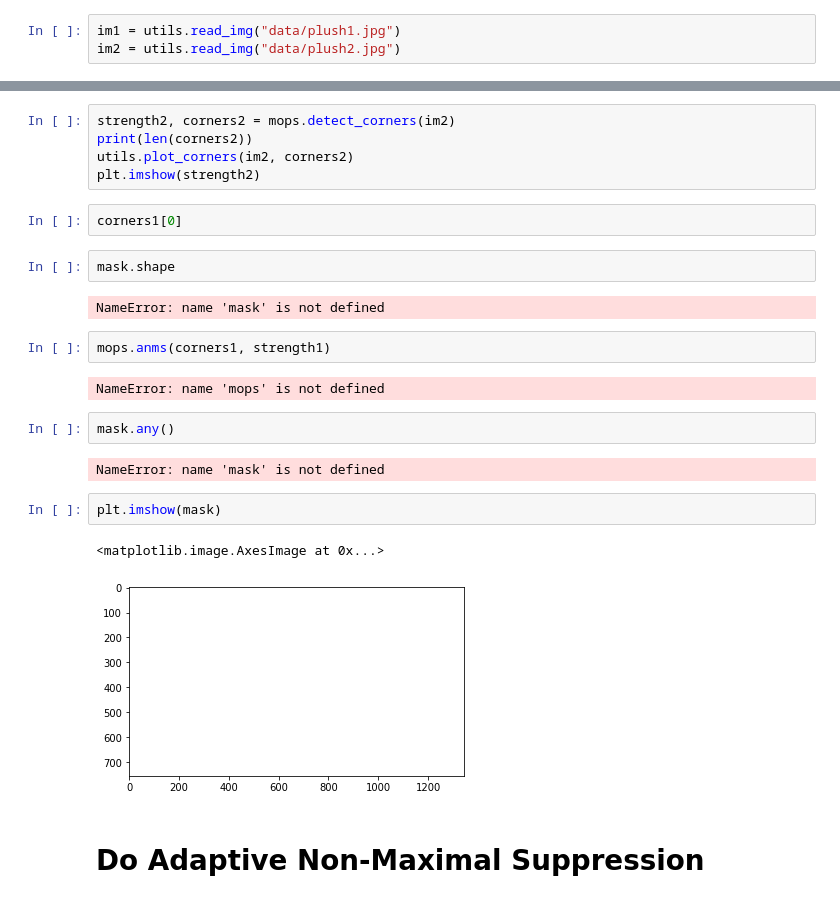
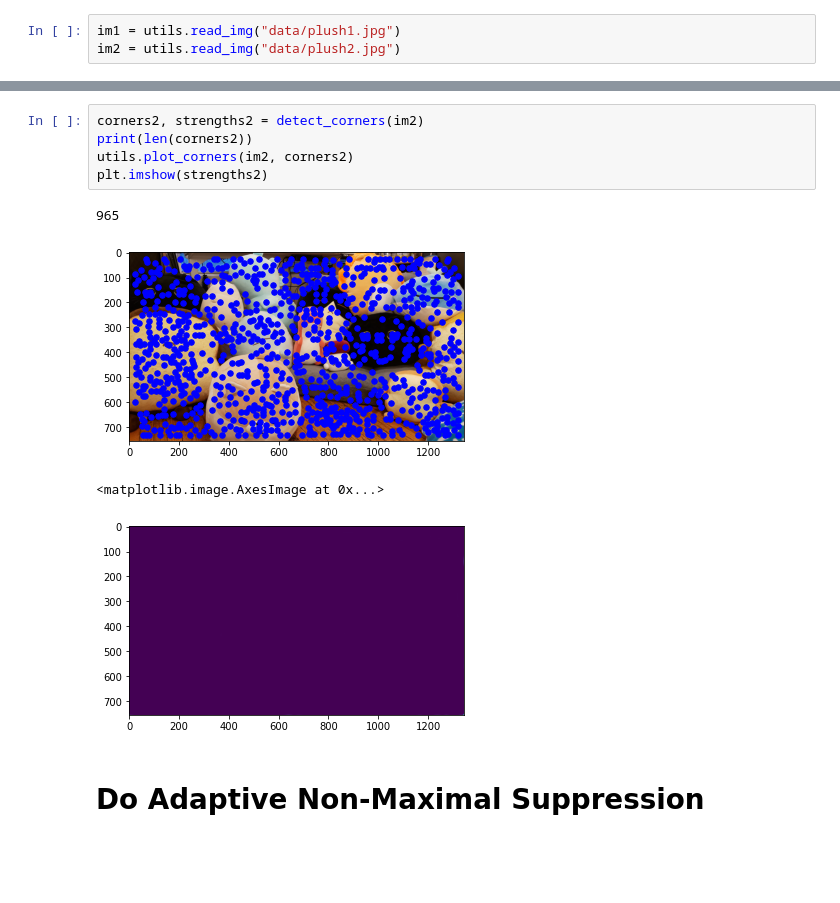
Before and after one commit to aprilsin/cs194-proj5, a Jupyter notebook: test.ipynb, the cells around one changed output, grey strips where cells are left out. Saved outputs shown, nothing was run; the diff lists cells and outputs as text; blank space fills up the shorter version.

```diff
--- a/test.ipynb
+++ b/test.ipynb
@@ -29,26 +37,12 @@ plt.imshow(strength1)
 # %%
-strength2, corners2 = mops.detect_corners(im2)
+corners2, strengths2 = detect_corners(im2)
 print(len(corners2))
 utils.plot_corners(im2, corners2)
-plt.imshow(strength2)
+plt.imshow(strengths2)
+# %% [output]
+965
+[figure, added]
+<matplotlib.image.AxesImage at 0x...>
+[figure, added]
-# %%
-corners1[0]
-# %%
-mask.shape
-# %% [output]
-NameError: name 'mask' is not defined
-# %%
-mops.anms(corners1, strength1)
-# %% [output]
-NameError: name 'mops' is not defined
-# %%
-mask.any()
-# %% [output]
-NameError: name 'mask' is not defined
-# %%
-plt.imshow(mask)
-# %% [output]
-<matplotlib.image.AxesImage at 0x...>
-[figure, removed]
 # %% [markdown]
 # Do Adaptive Non-Maximal Suppression
```
Also changed, not shown: parts of 15 cells of this notebook, 1 other file.
